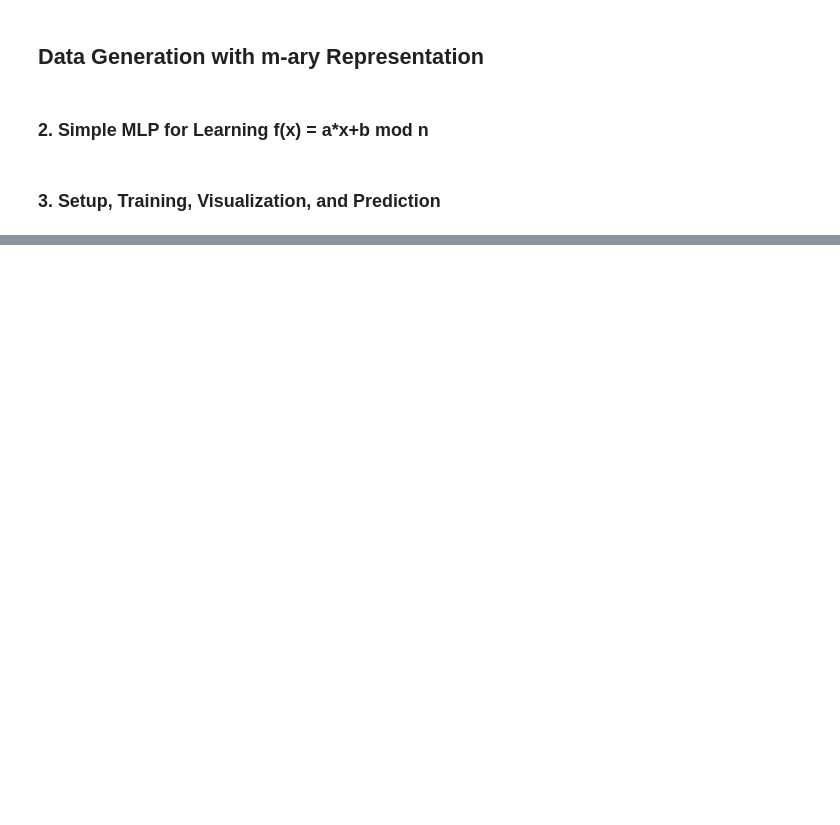
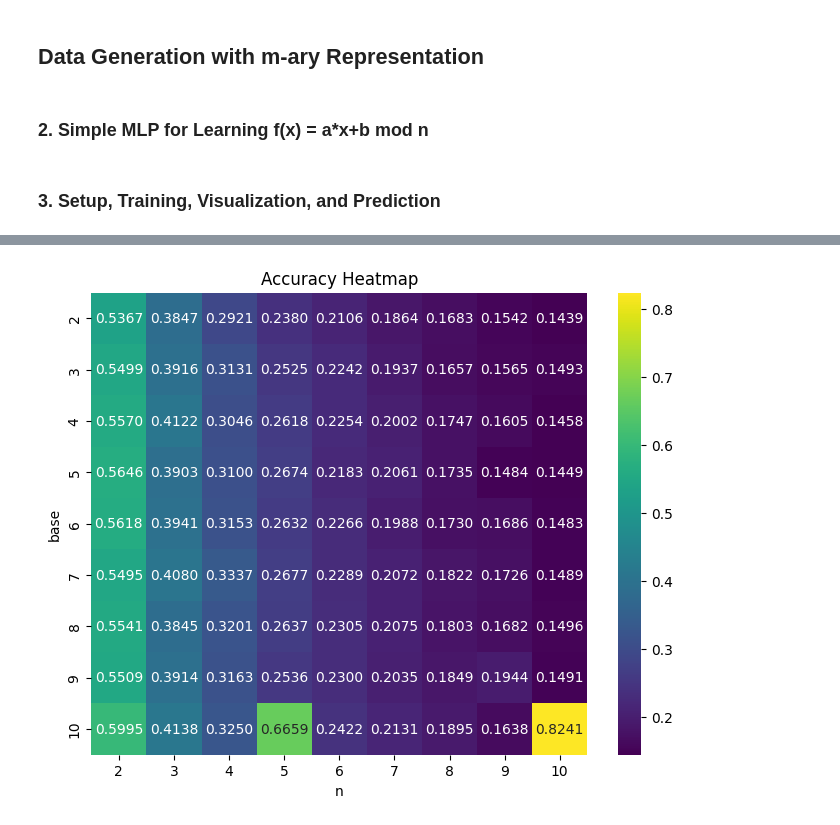
Before and after one commit to hilalmufti/what-functions-can-nns-learn, a Jupyter notebook: modular arithmetic simple NN vs transformer /ax + b mod n varied base and n.ipynb, the cells around one changed output, grey strips where cells are left out. Saved outputs shown, nothing was run; the diff lists cells and outputs as text; code cells hidden in the pictures; blank space fills up the shorter version.

```diff
--- a/modular arithmetic simple NN vs transformer /ax + b mod n varied base and n.ipynb
+++ b/modular arithmetic simple NN vs transformer /ax + b mod n varied base and n.ipynb
@@ -232,0 +233,26 @@ Epoch 4/5 -- Loss: 1.3815 -- Accuracy: 29.53%
+# %%
+import pandas as pd
+import seaborn as sns
+import matplotlib.pyplot as plt
+
+# Read the CSV file
+df = pd.read_csv('varied_n_k_results.csv')
+
+# Pivot the data to create a matrix with 'base' as rows and 'n' as columns
+heatmap_data = df.pivot(index='base', columns='n', values='accuracy')
+
+# Set up the matplotlib figure
+plt.figure(figsize=(8, 6))
+
+# Create the heatmap with annotations and a chosen color map
+sns.heatmap(heatmap_data, annot=True, cmap='viridis', fmt='.4f')
+
+# Add labels and title
+plt.title('Accuracy Heatmap')
+plt.xlabel('n')
+plt.ylabel('base')
+
+# Show the plot
+plt.show()
+# %% [output]
+[figure, added]
```
Also changed, not shown: parts of 1 cell of this notebook, 1 other file.
